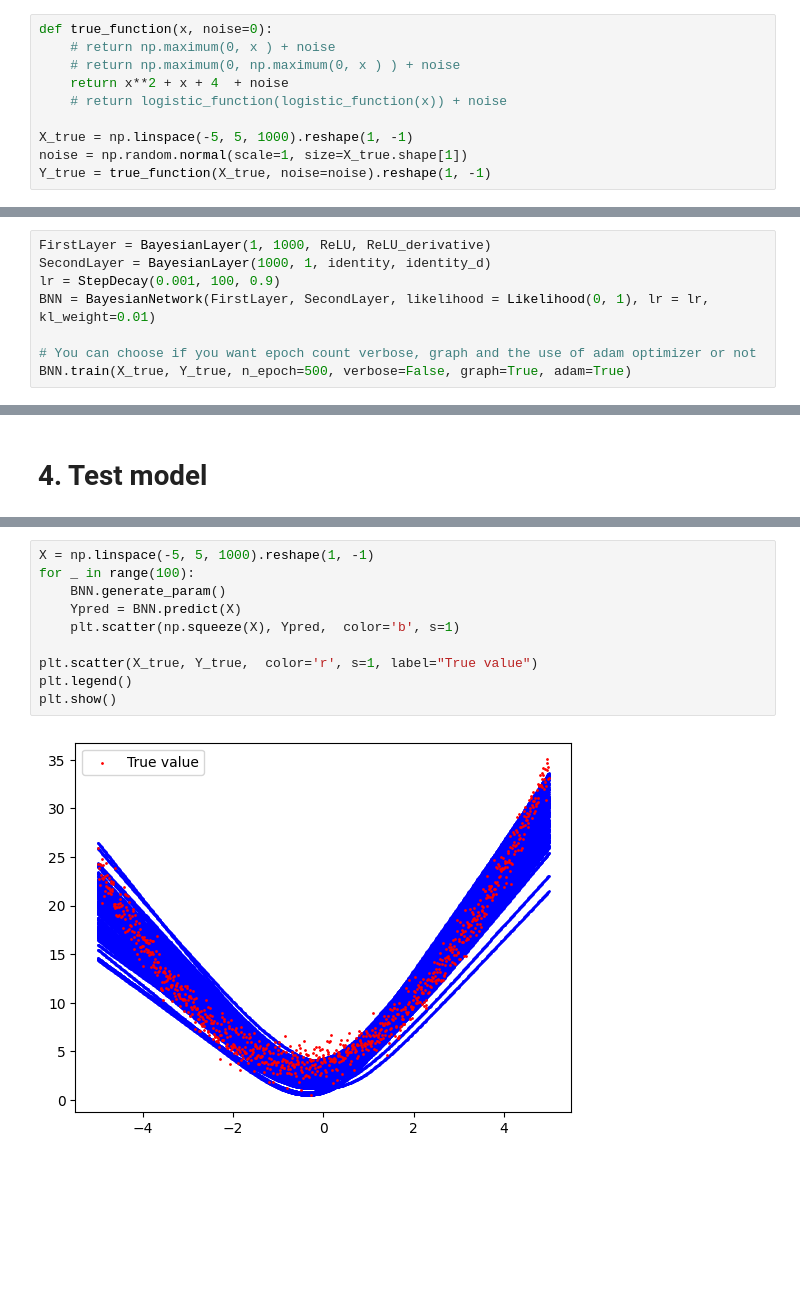
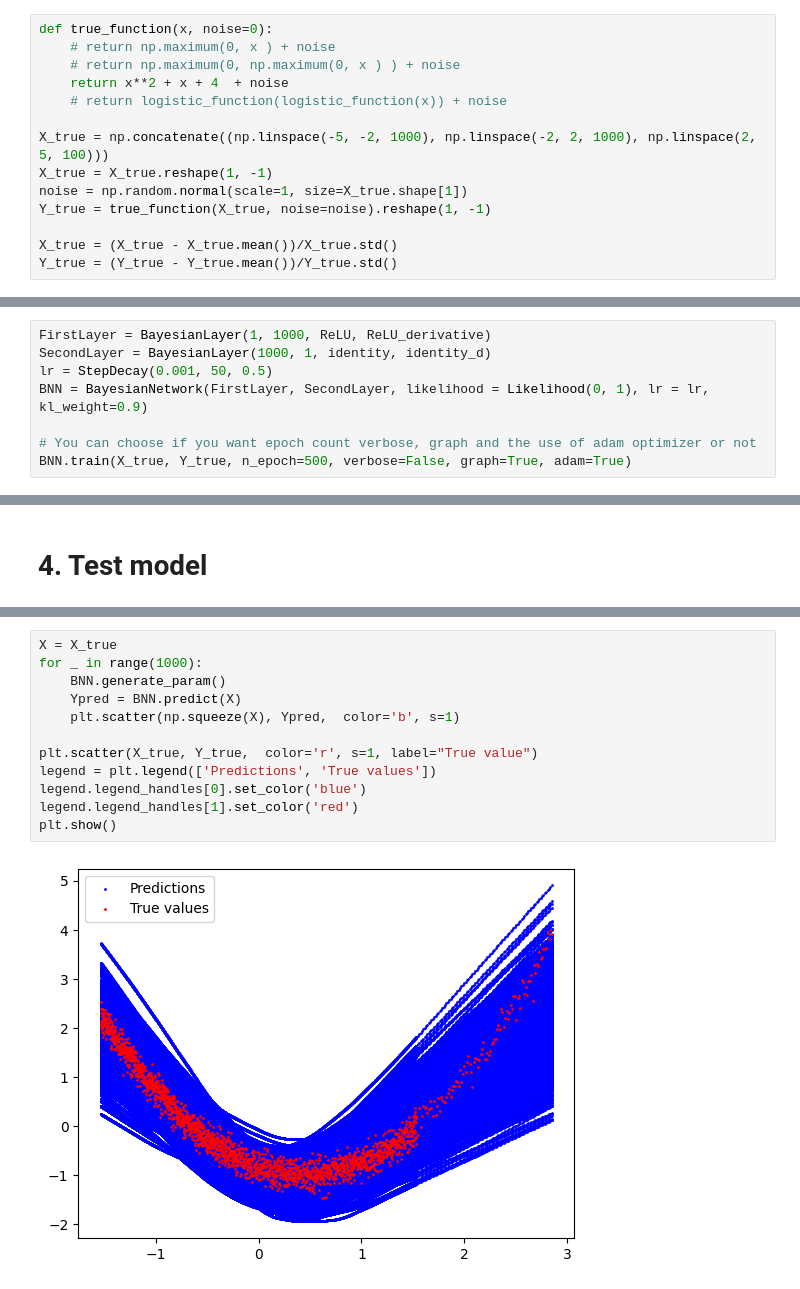
Before and after one commit to adrienLLR/TinkeredBNN, a Jupyter notebook: example.ipynb, the cells around one changed output, grey strips where cells are left out. Saved outputs shown, nothing was run; the diff lists cells and outputs as text; blank space fills up the shorter version.

```diff
--- a/example.ipynb
+++ b/example.ipynb
@@ -51,9 +54,13 @@ def true_function(x, noise=0):
     return x**2 + x + 4  + noise
     # return logistic_function(logistic_function(x)) + noise
 
-X_true = np.linspace(-5, 5, 1000).reshape(1, -1)
+X_true = np.concatenate((np.linspace(-5, -2, 1000), np.linspace(-2, 2, 1000), np.linspace(2, 5, 100)))
+X_true = X_true.reshape(1, -1)
 noise = np.random.normal(scale=1, size=X_true.shape[1])
 Y_true = true_function(X_true, noise=noise).reshape(1, -1)
+
+X_true = (X_true - X_true.mean())/X_true.std()
+Y_true = (Y_true - Y_true.mean())/Y_true.std()
 # %%
 plt.scatter(X_true, Y_true, s=1)
 plt.show()
@@ -64,8 +75,8 @@ plt.show()
 # %%
 FirstLayer = BayesianLayer(1, 1000, ReLU, ReLU_derivative)
 SecondLayer = BayesianLayer(1000, 1, identity, identity_d)
-lr = StepDecay(0.001, 100, 0.9)
-BNN = BayesianNetwork(FirstLayer, SecondLayer, likelihood = Likelihood(0, 1), lr = lr, kl_weight=0.01)
+lr = StepDecay(0.001, 50, 0.5)
+BNN = BayesianNetwork(FirstLayer, SecondLayer, likelihood = Likelihood(0, 1), lr = lr, kl_weight=0.9)
 
 # You can choose if you want epoch count verbose, graph and the use of adam optimizer or not
 BNN.train(X_true, Y_true, n_epoch=500, verbose=False, graph=True, adam=True)
@@ -76,12 +90,14 @@ BNN.train(X_true, Y_true, n_epoch=500, verbose=False, graph=True, adam=True)
 # %%
-X = np.linspace(-5, 5, 1000).reshape(1, -1)
-for _ in range(100):
+X = X_true
+for _ in range(1000):
     BNN.generate_param()
     Ypred = BNN.predict(X)
     plt.scatter(np.squeeze(X), Ypred,  color='b', s=1)
 
 plt.scatter(X_true, Y_true,  color='r', s=1, label="True value")
-plt.legend()
+legend = plt.legend(['Predictions', 'True values'])
+legend.legend_handles[0].set_color('blue')
+legend.legend_handles[1].set_color('red')
 plt.show()
 # %% [output]
-[figure, old version]
+[figure, new version]
```
Also changed, not shown: parts of 5 cells of this notebook, 1 other file.
